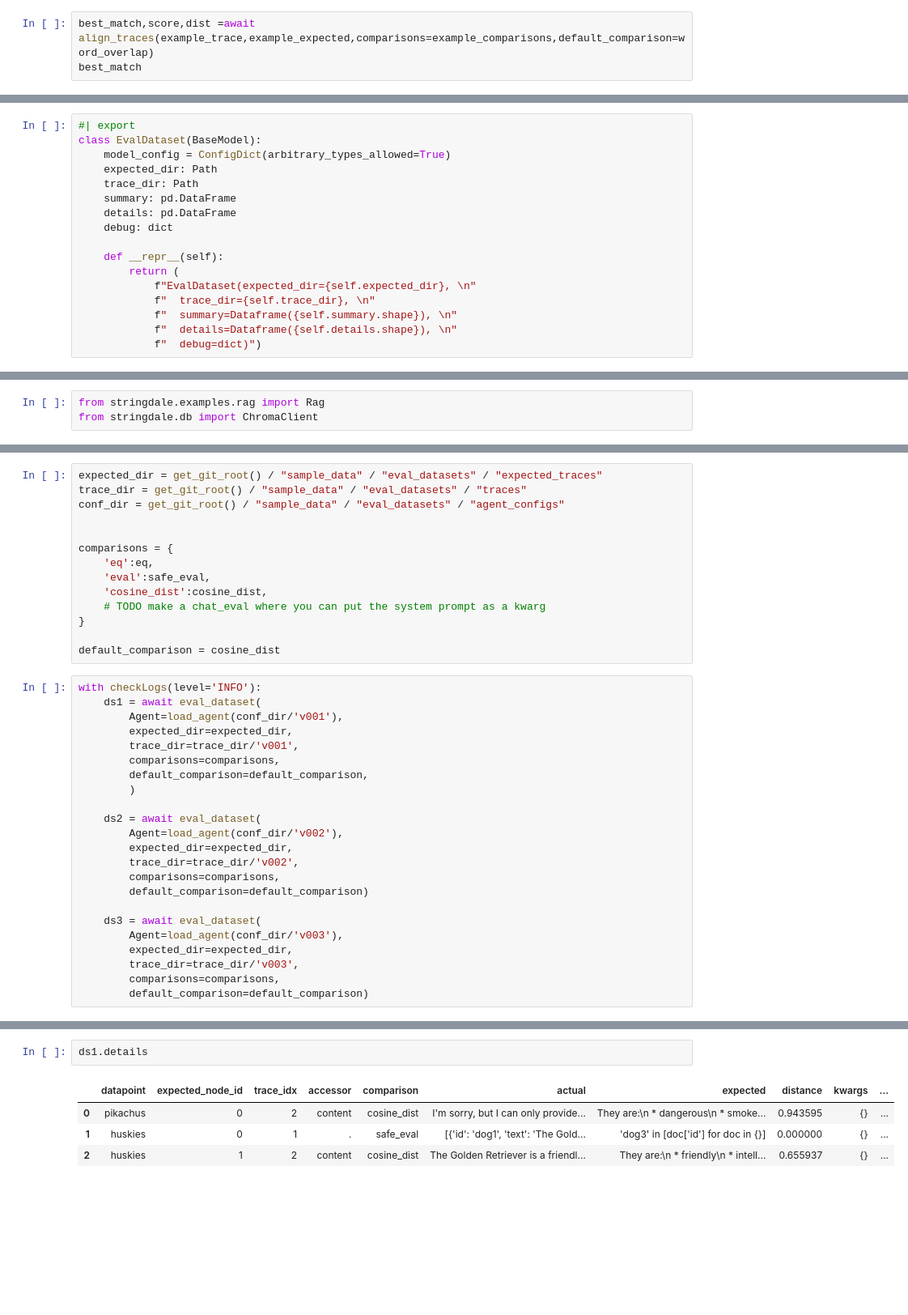
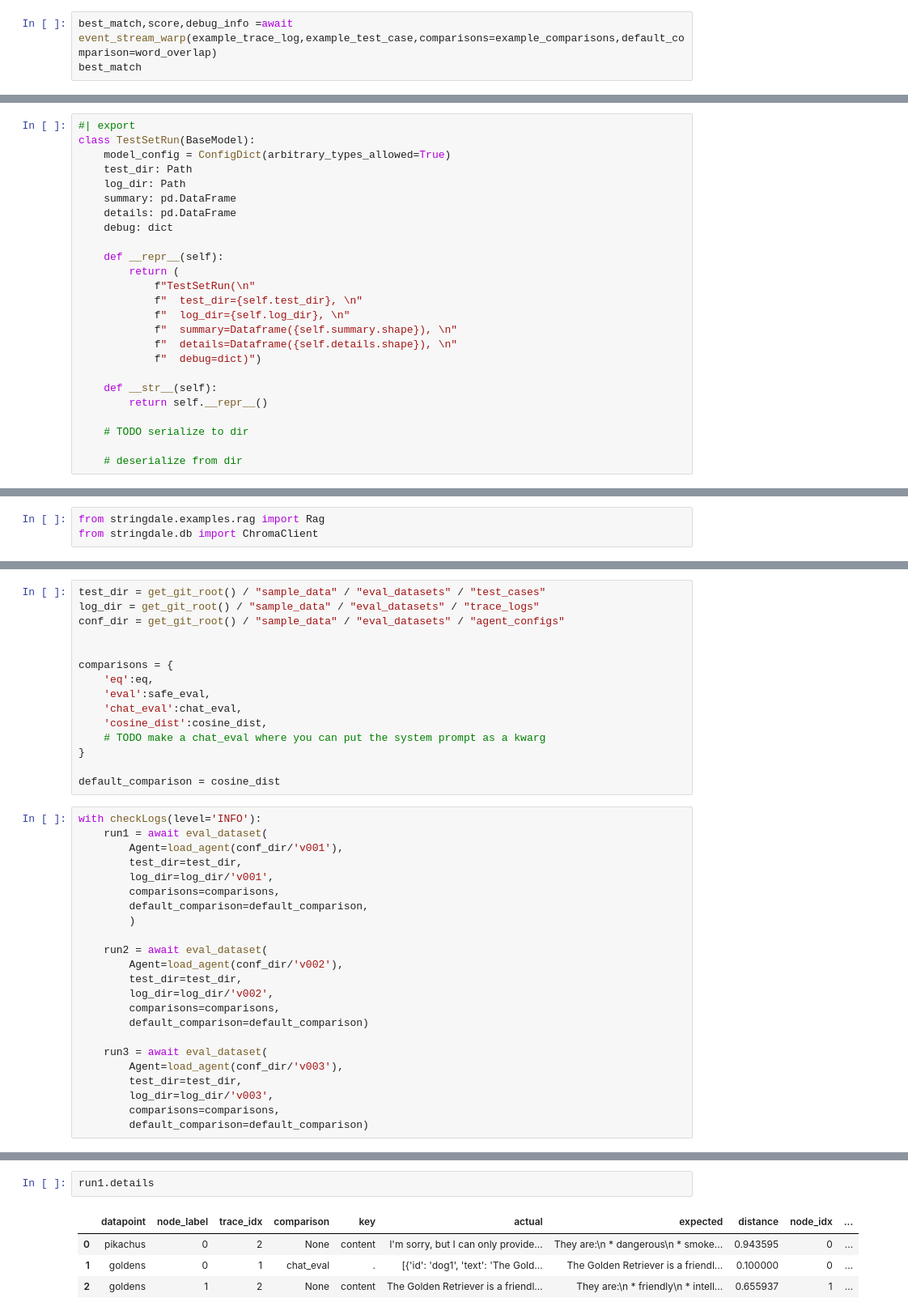
Before and after one commit to DeanLight/stringdale, a Jupyter notebook: nbs/017_eval.ipynb, the cells around one changed output, grey strips where cells are left out. Shown at 81% size. Saved outputs shown, nothing was run; the diff lists cells and outputs as text; blank space fills up the shorter version.

Commit message:
finished dataset comparison

```diff
--- a/nbs/017_eval.ipynb
+++ b/nbs/017_eval.ipynb
@@ -75,4 +77,4 @@ example_expected = parse_expected_trace(example_expected_path)
 # %%
-best_match,score,dist =await align_traces(example_trace,example_expected,comparisons=example_comparisons,default_comparison=word_overlap)
+best_match,score,debug_info =await event_stream_warp(example_trace_log,example_test_case,comparisons=example_comparisons,default_comparison=word_overlap)
 best_match
 # %% [output]
@@ -399,21 +408,29 @@ def _trace_out_path(expected_yaml:Path,expected_dir:Path,trace_dir:Path):
     return trace_dir / expected_yaml.relative_to(expected_dir).with_suffix(".jsonl")
 # %%
 #| export
-class EvalDataset(BaseModel):
+class TestSetRun(BaseModel):
     model_config = ConfigDict(arbitrary_types_allowed=True)
-    expected_dir: Path
-    trace_dir: Path
+    test_dir: Path
+    log_dir: Path
     summary: pd.DataFrame
     details: pd.DataFrame
     debug: dict
 
     def __repr__(self):
         return (
-            f"EvalDataset(expected_dir={self.expected_dir}, \n"
-            f"  trace_dir={self.trace_dir}, \n"
+            f"TestSetRun(\n"
+            f"  test_dir={self.test_dir}, \n"
+            f"  log_dir={self.log_dir}, \n"
             f"  summary=Dataframe({self.summary.shape}), \n"
             f"  details=Dataframe({self.details.shape}), \n"
             f"  debug=dict)")
+
+    def __str__(self):
+        return self.__repr__()
+
+    # TODO serialize to dir
+
+    # deserialize from dir
 # %%
 #| export
 
@@ -488,14 +509,15 @@ def load_agent(conf_dir: Path):
 
     return Agent
 # %%
-expected_dir = get_git_root() / "sample_data" / "eval_datasets" / "expected_traces"
-trace_dir = get_git_root() / "sample_data" / "eval_datasets" / "traces"
+test_dir = get_git_root() / "sample_data" / "eval_datasets" / "test_cases"
+log_dir = get_git_root() / "sample_data" / "eval_datasets" / "trace_logs"
 conf_dir = get_git_root() / "sample_data" / "eval_datasets" / "agent_configs"
 
 
 comparisons = {
     'eq':eq,
     'eval':safe_eval,
+    'chat_eval':chat_eval,
     'cosine_dist':cosine_dist,
     # TODO make a chat_eval where you can put the system prompt as a kwarg
 }
@@ -503,25 +525,25 @@ comparisons = {
 default_comparison = cosine_dist
 # %%
 with checkLogs(level='INFO'):
-    ds1 = await eval_dataset(
+    run1 = await eval_dataset(
         Agent=load_agent(conf_dir/'v001'),
-        expected_dir=expected_dir,
-        trace_dir=trace_dir/'v001',
+        test_dir=test_dir,
+        log_dir=log_dir/'v001',
         comparisons=comparisons,
         default_comparison=default_comparison,
         )
 
-    ds2 = await eval_dataset(
+    run2 = await eval_dataset(
         Agent=load_agent(conf_dir/'v002'),
-        expected_dir=expected_dir,
-        trace_dir=trace_dir/'v002',
+        test_dir=test_dir,
+        log_dir=log_dir/'v002',
         comparisons=comparisons,
         default_comparison=default_comparison)
 
-    ds3 = await eval_dataset(
+    run3 = await eval_dataset(
         Agent=load_agent(conf_dir/'v003'),
-        expected_dir=expected_dir,
-        trace_dir=trace_dir/'v003',
+        test_dir=test_dir,
+        log_dir=log_dir/'v003',
         comparisons=comparisons,
         default_comparison=default_comparison)
 # %% [output]
@@ -545,8 +574,8 @@ EvalDataset(expected_dir=/Users/dean/dl/stringdale/sample_data/eval_datasets/exp
 # %%
-ds1.details
+run1.details
 # %% [output]
-|  | datapoint | expected_node_id | trace_idx | accessor | comparison | actual | expected | distance | kwargs | ... |
-| 0 | pikachus | 0 | 2 | content | cosine_dist | I'm sorry, but I can only provide... | They are:\n * dangerous\n * smoke... | 0.943595 | {} | ... |
-| 1 | huskies | 0 | 1 | . | safe_eval | [{'id': 'dog1', 'text': 'The Gold... | 'dog3' in [doc['id'] for doc in {}] | 0.000000 | {} | ... |
-| 2 | huskies | 1 | 2 | content | cosine_dist | The Golden Retriever is a friendl... | They are:\n * friendly\n * intell... | 0.655937 | {} | ... |
+|  | datapoint | node_label | trace_idx | comparison | key | actual | expected | distance | node_idx | ... |
+| 0 | pikachus | 0 | 2 | None | content | I'm sorry, but I can only provide... | They are:\n * dangerous\n * smoke... | 0.943595 | 0 | ... |
+| 1 | goldens | 0 | 1 | chat_eval | . | [{'id': 'dog1', 'text': 'The Gold... | The Golden Retriever is a friendl... | 0.100000 | 0 | ... |
+| 2 | goldens | 1 | 2 | None | content | The Golden Retriever is a friendl... | They are:\n * friendly\n * intell... | 0.655937 | 1 | ... |
 # %%
```
Also changed, not shown: parts of 62 cells of this notebook, 35 other files.
